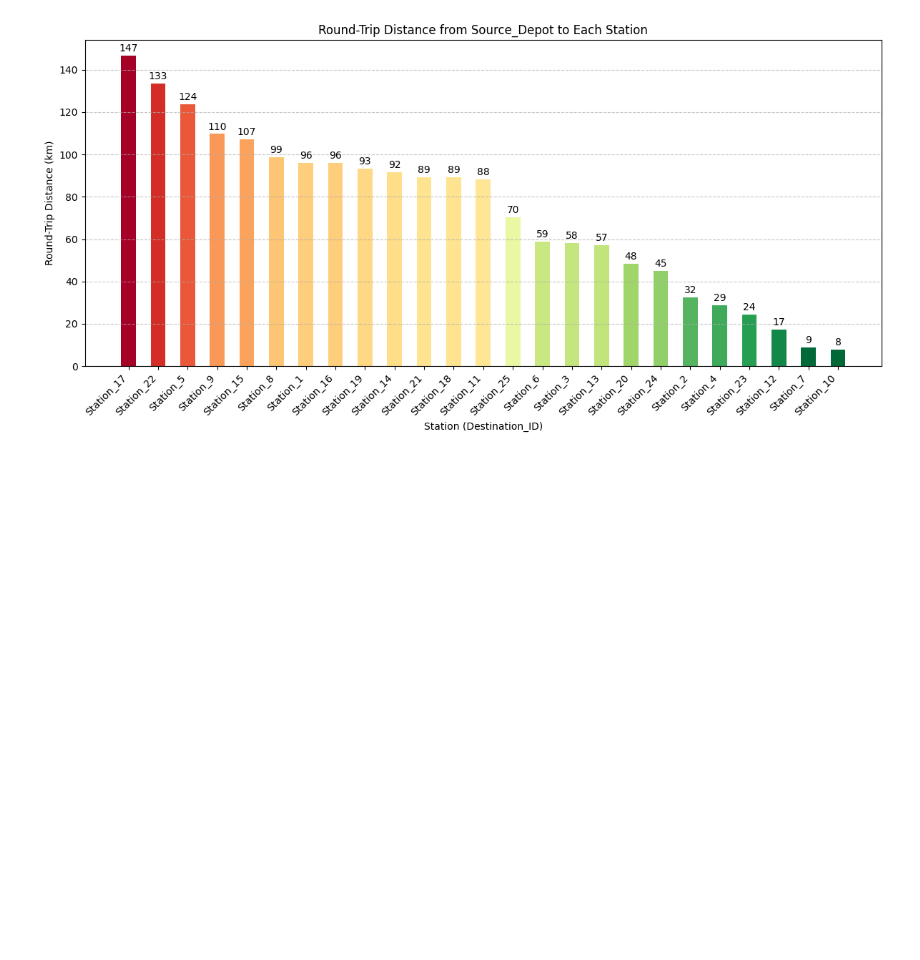
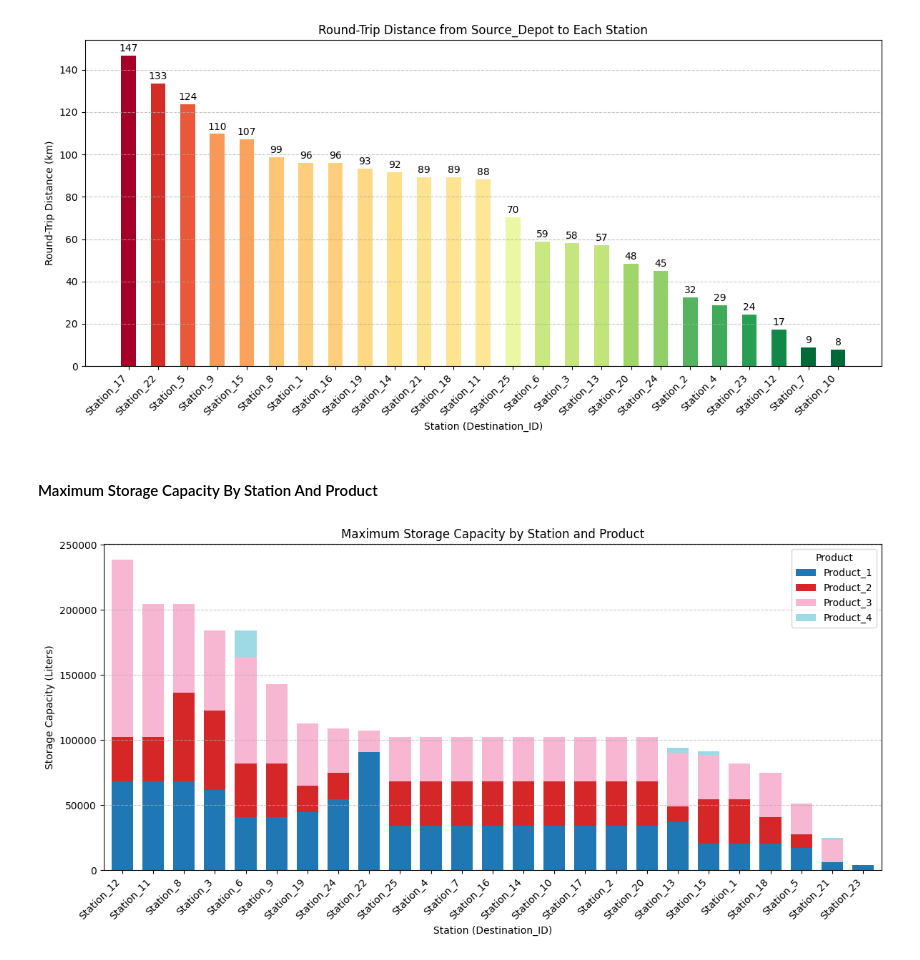
Before and after one commit to Marius-14/thesis_code, a Jupyter notebook: code/data_exploration.ipynb, the cells around one changed output. Saved outputs shown, nothing was run; the diff lists cells and outputs as text; code cells hidden in the pictures; blank space fills up the shorter version.

```diff
--- a/code/data_exploration.ipynb
+++ b/code/data_exploration.ipynb
@@ -327,3 +327,29 @@ plt.tight_layout()
 plt.show()
 # %% [output]
 [figure]
+# %% [markdown]
+#### Maximum Storage Capacity By Station And Product
+# %%
+# Extract the max storage capacity per product across stations
+station_storage = (
+    fuel_data_raw.groupby(['Destination_ID', 'Product'])['Product_Storage_Capacity_Liters']
+    .first()
+    .reset_index()
+)
+
+# Pivot to have products as stacked bars
+storage_pivot = station_storage.pivot(index='Destination_ID', columns='Product', values='Product_Storage_Capacity_Liters').fillna(0)
+storage_pivot = storage_pivot.loc[storage_pivot.sum(axis=1).sort_values(ascending=False).index]
+
+# Plot
+ax = storage_pivot.plot(kind='bar', stacked=True, figsize=(12, 6), width=0.7, colormap='tab20')
+plt.title('Maximum Storage Capacity by Station and Product')
+plt.xlabel('Station (Destination_ID)')
+plt.ylabel('Storage Capacity (Liters)')
+plt.xticks(rotation=45, ha='right')
+plt.legend(title='Product', loc='upper right')
+plt.tight_layout()
+plt.grid(axis='y', linestyle='--', alpha=0.7)
+plt.show()
+# %% [output]
+[figure, added]
```
Also changed, not shown: 9 other files.
